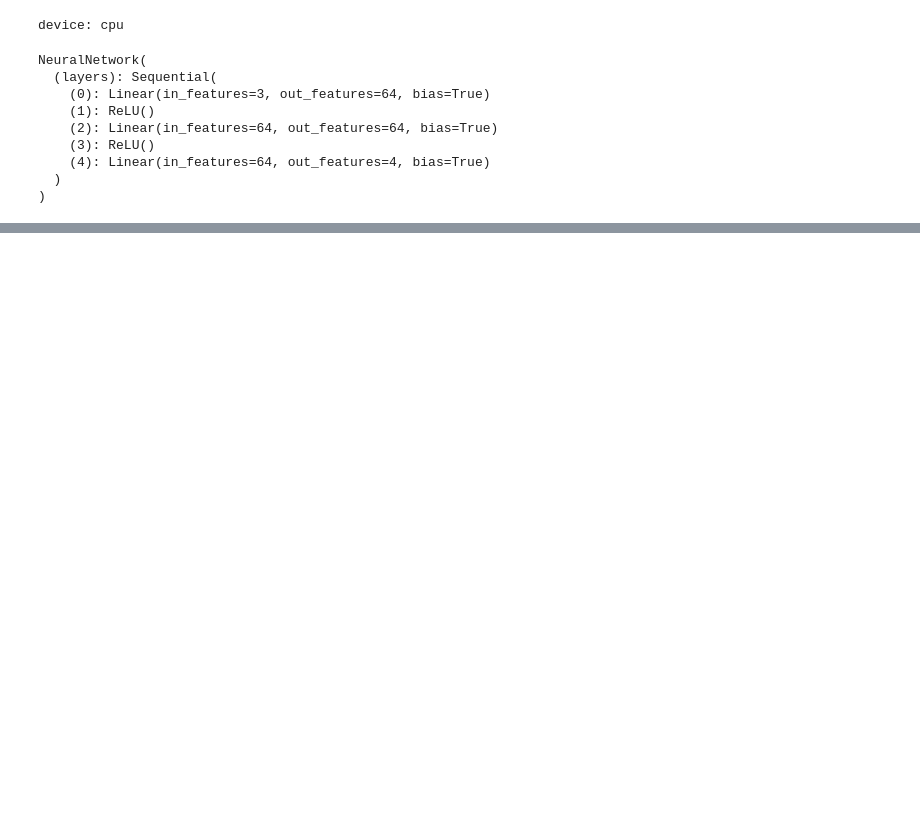
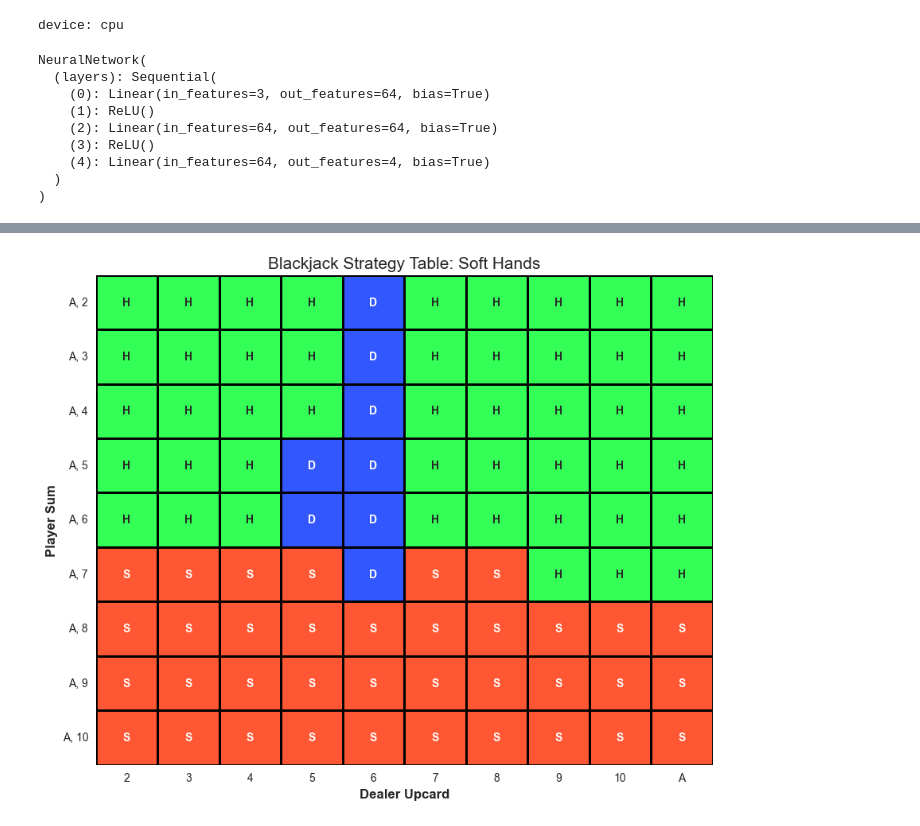
Before and after one commit to Niki110607/blackjack_rl, a Jupyter notebook: training/blackjack_RL.ipynb, the cells around one changed output, grey strips where cells are left out. Drawn from its saved outputs; the diff is of its cells as text; code cells hidden in the pictures; blank space fills up the shorter version.

```diff
--- a/training/blackjack_RL.ipynb
+++ b/training/blackjack_RL.ipynb
@@ -392,0 +405,21 @@ plt.show()
+# %%
+plt.figure(figsize=(10, 8))
+soft_map = sns.heatmap(soft_hands, annot=True, fmt="", cmap=colors3, cbar=False, linewidths=1, linecolor="black")
+for text in soft_map.texts:
+    value = int(float(text.get_text()))
+    text.set_text(action_dic[value])
+    text.set_weight("bold")
+
+player_labels = ["A, " + str(i) for i in range(2, 11)]
+dealer_labels = [str(i) for i in range(2, 11)] + ["A"]
+
+soft_map.set_xticklabels(dealer_labels)
+soft_map.set_yticklabels(player_labels)
+
+plt.xlabel("Dealer Upcard", fontsize=12, fontweight="bold")
+plt.ylabel("Player Sum", fontsize=12, fontweight="bold")
+plt.title("Blackjack Strategy Table: Soft Hands", fontsize=15)
+plt.yticks(rotation=0)
+plt.show()
+# %% [output]
+[figure, added]
```
Also changed, not shown: parts of 9 cells of this notebook, 8 other files.
